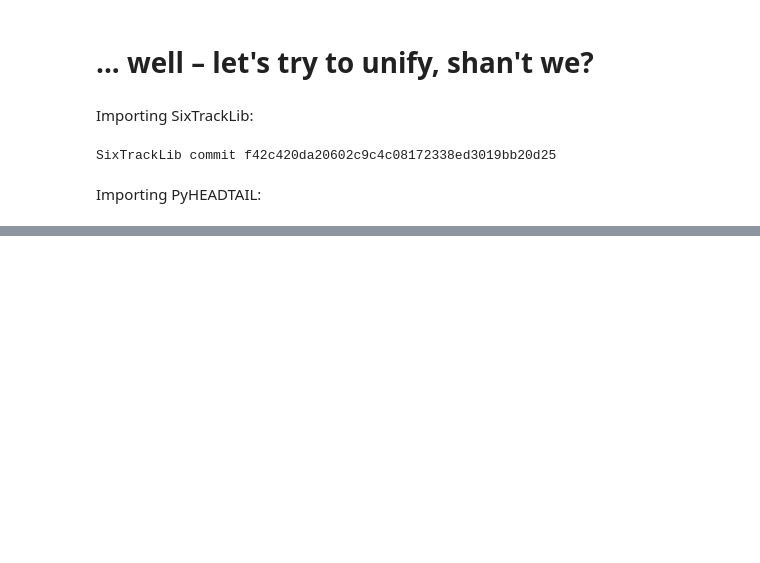
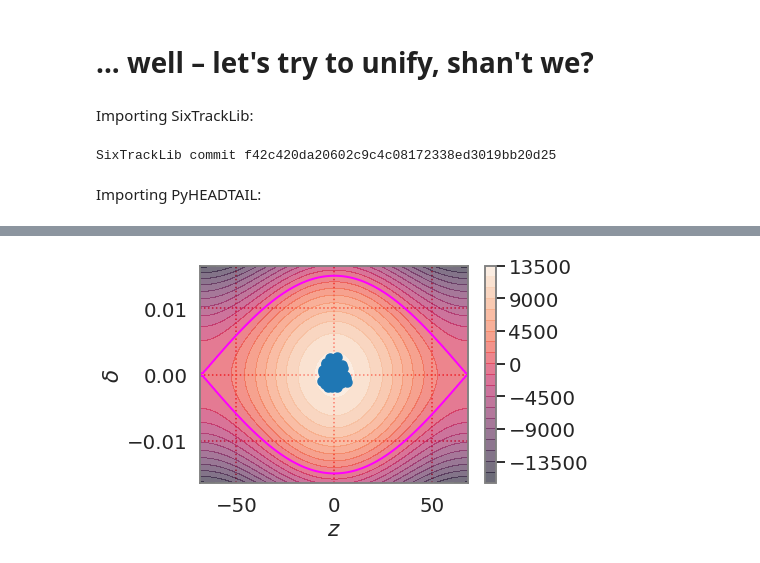
Before and after one commit to aoeftiger/pyhep2020, a Jupyter notebook: talk.ipynb, the cells around one changed output, grey strips where cells are left out. Cells and saved outputs as stored; diff of their text form; code cells hidden in the pictures; blank space fills up the shorter version.

```diff
--- a/talk.ipynb
+++ b/talk.ipynb
@@ -172,0 +224,41 @@ PyHEADTAIL v1.14.1.7
+# %%
+n_macroparticles = 100000
+intensity = 6.25e10 * 2000
+epsn_x = 6e-6
+epsn_y = 2.5e-6
+sigma_z = 58 / 4. * 0.2
+sigma_dp = 0.5e-3 * 0.2 * 10
+
+np.random.seed(0)
+
+pyht_beam = generate_Gaussian6DTwiss(
+    macroparticlenumber=n_macroparticles,
+    intensity=intensity,
+    charge=charge,
+    mass=mass,
+    circumference=circumference,
+    gamma=gamma,
+    beta_z=sigma_z / sigma_dp,
+    epsn_x=epsn_x,
+    epsn_y=epsn_y,
+    epsn_z=sigma_z * sigma_dp * 4 * np.pi * longitudinal_map.get_bucket(gamma=gamma).p0 / e,
+    limit_n_rms_x=3**2,
+    limit_n_rms_y=3**2,
+    limit_n_rms_z=3**2,
+    **transverse_map.get_injection_optics(
+        for_particle_generation=True),
+)
+# %%
+b = longitudinal_map.get_bucket(pyht_beam)
+z = np.linspace(*b.interval, num=100)
+dp = np.linspace(-b.dp_max(b.z_ufp) * 1.1, b.dp_max(b.z_ufp) * 1.1, num=100)
+ZZ, DPP = np.meshgrid(z, dp)
+HH = b.hamiltonian(ZZ, DPP, make_convex=True)
+plt.contourf(ZZ, DPP, HH, 20, alpha=0.6)
+plt.colorbar()
+plt.contour(ZZ, DPP, HH, levels=[0], colors='magenta', linewidths=2)
+plt.scatter(pyht_beam.z[::1000], pyht_beam.dp[::1000])
+plt.xlabel(r'$z$')
+plt.ylabel(r'$\delta$');
+# %% [output]
+[figure, added]
```
Also changed, not shown: parts of 19 cells of this notebook.
